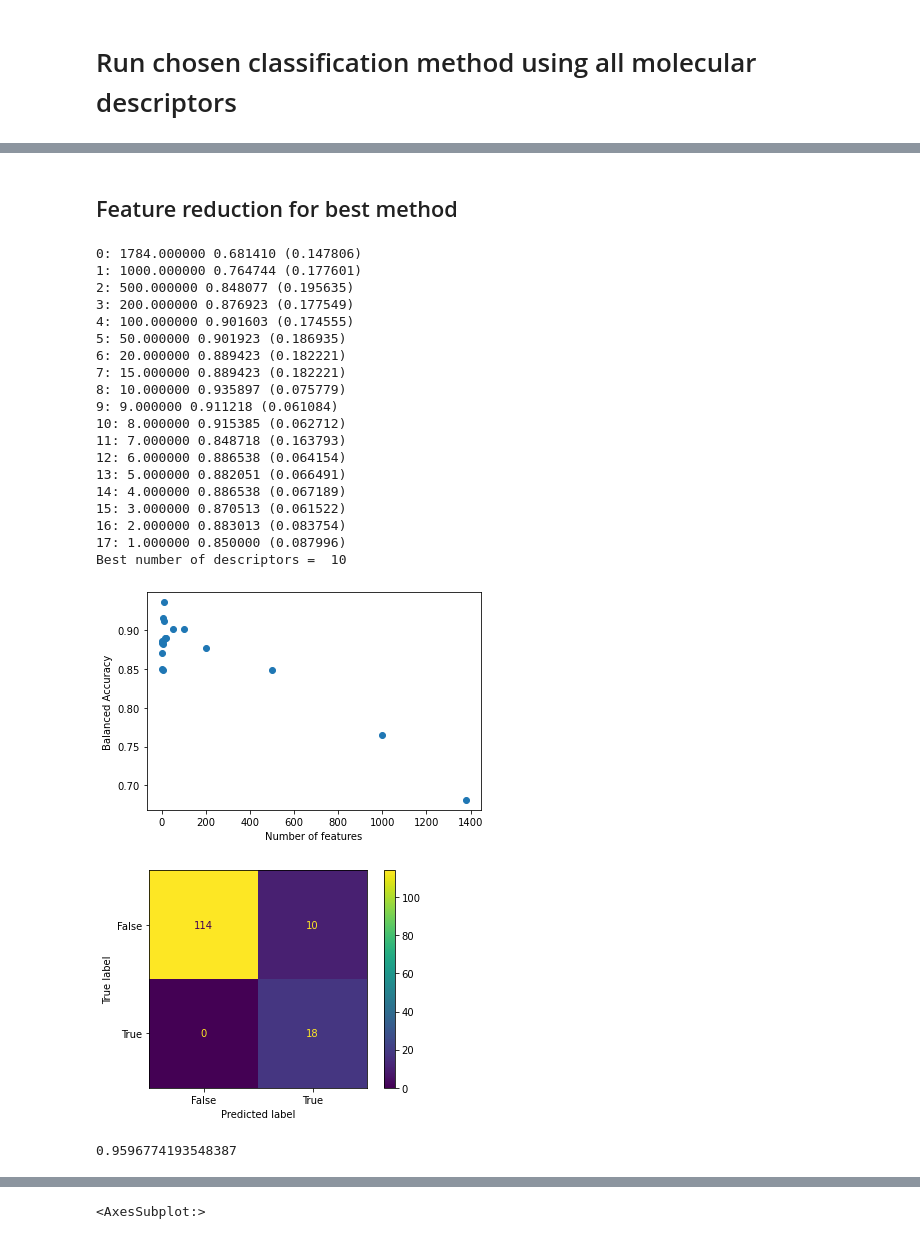
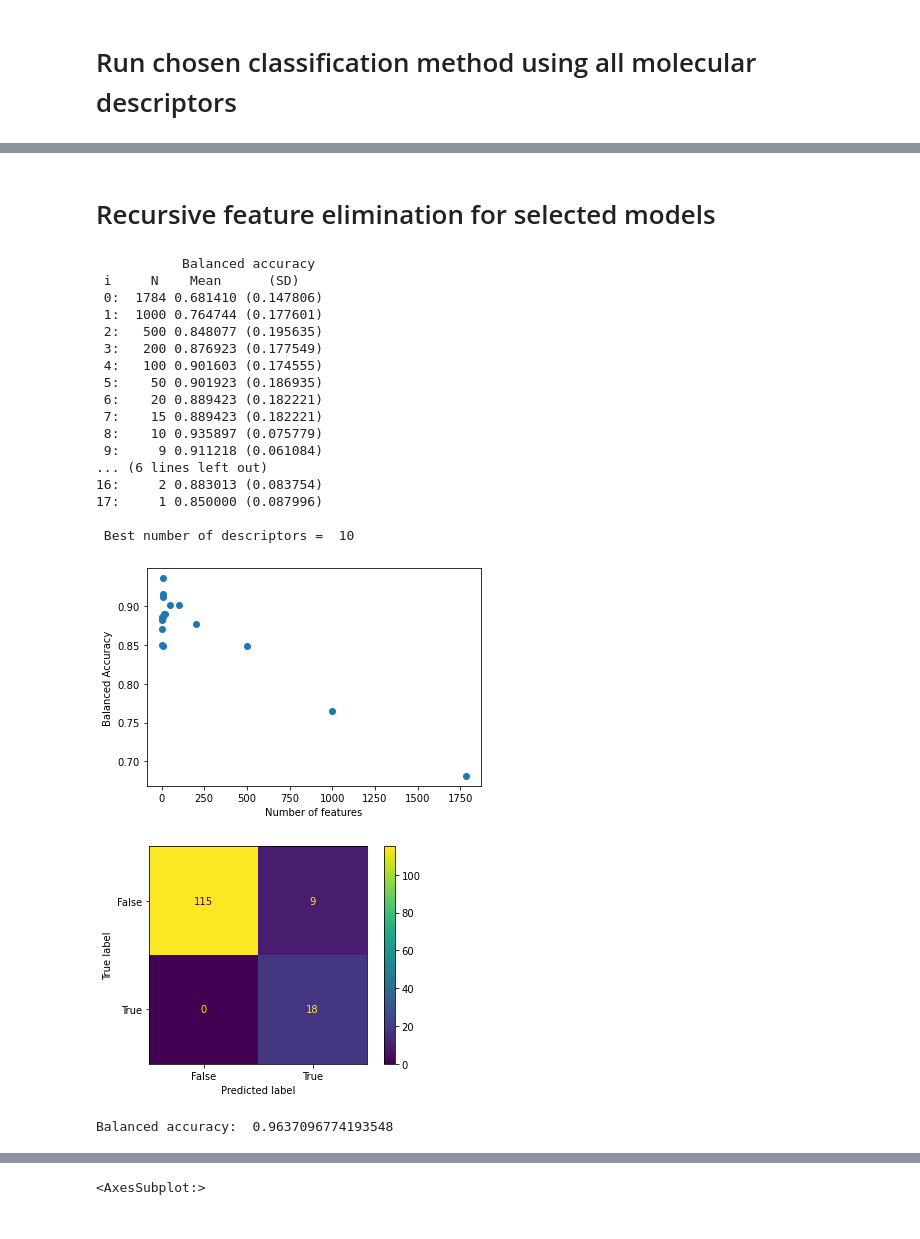
Before and after one commit to kaislaughter/Ionizable_drug_siRNA_complexation, a Jupyter notebook: 5. Initial classification analysis for siRNA complexation screening data.ipynb, the cells around one changed output, grey strips where cells are left out. Cells and saved outputs as stored; diff of their text form; code cells hidden in the pictures.

```diff
--- a/5. Initial classification analysis for siRNA complexation screening data.ipynb
+++ b/5. Initial classification analysis for siRNA complexation screening data.ipynb
@@ -161,12 +183,12 @@ def best_desc_comb(desc_rank,freq_thresh,n_desc,x_train,y_train,x_test,y_test):
 # %%
 # import data on RG fluorescence
-data = pd.read_csv('RG_for_ML.csv')
+data = pd.read_csv('Data_files/RG_for_ML.csv')
 
 # Remove features with variance below threshold or correlated to each other
 
 # Threshold for variance
 threshold = 0;
-X = data.drop(['RG','Group'],axis=1).select_dtypes(include='number');
+X = data.drop(['RG','Group','cb_pKa'],axis=1).select_dtypes(include='number');
 
 scaler = preprocessing.MinMaxScaler()
 
@@ -187,6 +209,6 @@ upper = corr_matrix.where(np.triu(np.ones(corr_matrix.shape), k=1).astype(bool))
 to_drop = [column for column in upper.columns if any(upper[column] > 0.95)]
 
 # Drop features
-X_reduced.drop(to_drop, axis=1, inplace=True)
+X_reduced = X_reduced.drop(to_drop, axis=1)
 
 Y = data['RG_binary']
@@ -232,40 +245,47 @@ cm_test(clf,x,y)
 # %% [markdown]
-## Feature reduction for best method
+# Recursive feature elimination for selected models
+# %%
+# defining array of number of features to test
+N = [1000,500,200,100,50,20,15,10,9,8,7,6,5,4,3,2,1]
+N_out = N.copy()
+N_out.insert(0,len(x.columns))
 # %%
-N = [1000,500,200,100,50,20,15,10,9,8,7,6,5,4,3,2,1]
+# Logistic regression
 clf = LogisticRegression(solver='liblinear', multi_class='ovr', class_weight='balanced', max_iter=1000)
-feat_r = red_feats(clf,x,y,N,'RFE')
 
-N_best,scores,stdevs = feat_comp(clf,feat_r,x,y)
-print('Best number of descriptors = ',N[N_best-1])
-#N_best = 13;
+# determine features for each number defined in N
+feat_r = multi_feat_red(clf,x,y,N,'RFE')
+
+# determine scores for each set of features
+N_best,scores,stdevs = feat_comp(clf,feat_r,x,y,len(x.columns))
+
+print('\n Best number of descriptors = ',N[N_best])
+
+# show confusion matrix for best number of descriptors
 cm_test(clf,x[feat_r[N_best]],y)
 
-N_out = N
-N_out.insert(0,1784)
+# output scores to data file
 LR_scores = pd.DataFrame({'N':N_out,'Scores':scores,'SD':stdevs})
-LR_scores.to_csv('LR_scores.csv')
+LR_scores.to_csv('Data_files/For_plotting/model1_LR_scores.csv')
 # %% [output]
-0: 1784.000000 0.681410 (0.147806)
-1: 1000.000000 0.764744 (0.177601)
-2: 500.000000 0.848077 (0.195635)
-3: 200.000000 0.876923 (0.177549)
-4: 100.000000 0.901603 (0.174555)
-5: 50.000000 0.901923 (0.186935)
-6: 20.000000 0.889423 (0.182221)
-7: 15.000000 0.889423 (0.182221)
-8: 10.000000 0.935897 (0.075779)
-9: 9.000000 0.911218 (0.061084)
-10: 8.000000 0.915385 (0.062712)
-11: 7.000000 0.848718 (0.163793)
-12: 6.000000 0.886538 (0.064154)
-13: 5.000000 0.882051 (0.066491)
-14: 4.000000 0.886538 (0.067189)
-15: 3.000000 0.870513 (0.061522)
-16: 2.000000 0.883013 (0.083754)
-17: 1.000000 0.850000 (0.087996)
-Best number of descriptors =  10
+           Balanced accuracy
+ i     N    Mean      (SD)
+ 0:  1784 0.681410 (0.147806)
+ 1:  1000 0.764744 (0.177601)
+ 2:   500 0.848077 (0.195635)
+ 3:   200 0.876923 (0.177549)
+ 4:   100 0.901603 (0.174555)
+ 5:    50 0.901923 (0.186935)
+ 6:    20 0.889423 (0.182221)
+ 7:    15 0.889423 (0.182221)
+ 8:    10 0.935897 (0.075779)
+ 9:     9 0.911218 (0.061084)
+... (6 lines left out)
+16:     2 0.883013 (0.083754)
+17:     1 0.850000 (0.087996)
+
+ Best number of descriptors =  10
-[figure, old version]
+[figure, new version]
 [figure]
-0.9596774193548387
+Balanced accuracy:  0.9637096774193548
 # %%
```
Also changed, not shown: parts of 26 cells of this notebook, 7 other files.
